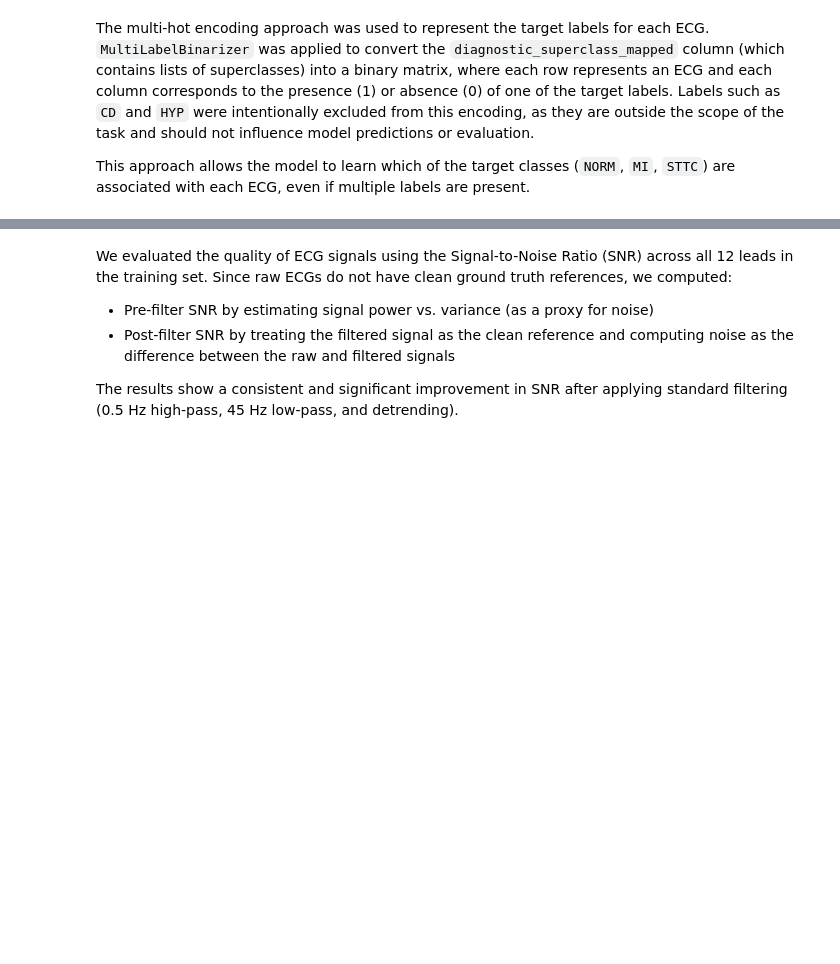
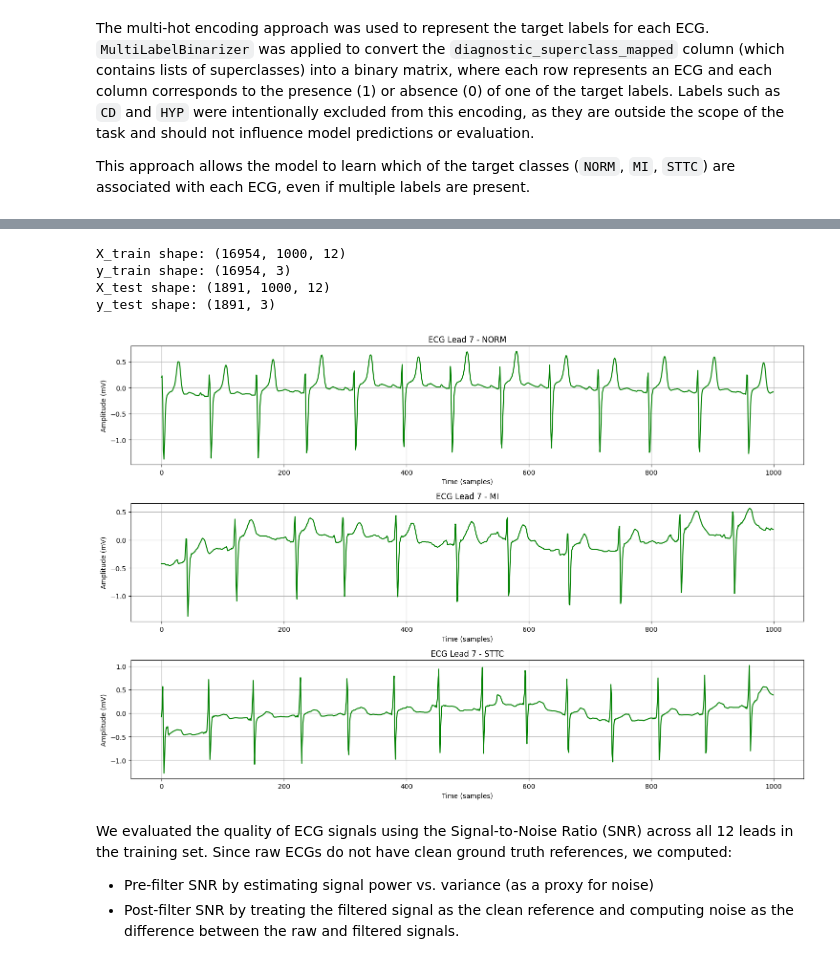
Before and after one commit to taniapazospuig/compbiomed-labs, a Jupyter notebook: 01_data_exploration.ipynb, the cells around one changed output, grey strips where cells are left out. Drawn from its saved outputs; the diff is of its cells as text; code cells hidden in the pictures; blank space fills up the shorter version.

Commit message:
preprocessing done

```diff
--- a/01_data_exploration.ipynb
+++ b/01_data_exploration.ipynb
@@ -221,11 +240,6 @@ variables_filtered[["scp_codes", "diagnostic_superclass_mapped"]].head(10)
 The multi-hot encoding approach was used to represent the target labels for each ECG. `MultiLabelBinarizer` was applied to convert the `diagnostic_superclass_mapped` column (which contains lists of superclasses) into a binary matrix, where each row represents an ECG and each column corresponds to the presence (1) or absence (0) of one of the target labels. Labels such as `CD` and `HYP` were intentionally excluded from this encoding, as they are outside the scope of the task and should not influence model predictions or evaluation.
 
 This approach allows the model to learn which of the target classes (`NORM`, `MI`, `STTC`) are associated with each ECG, even if multiple labels are present.
-# %%
-from sklearn.preprocessing import MultiLabelBinarizer
-
-mlb = MultiLabelBinarizer(classes=["NORM", "MI", "STTC"])
-y = mlb.fit_transform(variables_filtered["diagnostic_superclass_mapped"])
 # %% [markdown]
 To ensure proper evaluation and generalization of the classification models, we followed the official 10-fold stratified split provided by the PTB-XL dataset authors. This split keeps all records from the same patient within the same fold, avoiding data leakage.
 
@@ -239,5 +252,5 @@ The label vectors (`y_train`, `y_val`, `y_test`) were already multi-hot encoded
 # %%
-fs = 500
+fs = 100 # Use downsampled signals
 
 # Load ECG signal data
 def load_raw_data(df, fs, base_path):
@@ -252,27 +265,77 @@ def load_raw_data(df, fs, base_path):
         signals.append(signal)
     return np.array(signals)
 
-# Split variables_filtered by strat_fold
-train_df = variables_filtered[variables_filtered["strat_fold"] < 9]
-val_df   = variables_filtered[variables_filtered["strat_fold"] == 9]
-test_df  = variables_filtered[variables_filtered["strat_fold"] == 10]
+# Split data into train and test
+test_fold = 10
+train_df = variables_filtered[variables_filtered["strat_fold"] != test_fold]
+test_df  = variables_filtered[variables_filtered["strat_fold"] == test_fold]
 
-# Load raw signal data
+# Load ECG training data
 X_train = load_raw_data(train_df, fs, base_dir)
-X_val   = load_raw_data(val_df, fs, base_dir)
 X_test  = load_raw_data(test_df, fs, base_dir)
 
-# Get binarized labels using the same mlb
+# Initialize MultiLabelBinarizer
+mlb = MultiLabelBinarizer(classes=["NORM", "MI", "STTC"])
+
+# Fit the MultiLabelBinarizer on the entire dataset (variables_filtered)
+mlb.fit(variables_filtered["diagnostic_superclass_mapped"])
+
+# Now apply the fitted MultiLabelBinarizer to transform the labels for train and test data
 y_train = mlb.transform(train_df["diagnostic_superclass_mapped"])
-y_val   = mlb.transform(val_df["diagnostic_superclass_mapped"])
 y_test  = mlb.transform(test_df["diagnostic_superclass_mapped"])
+
+# Check shapes
+print("X_train shape:", X_train.shape)
+print("y_train shape:", y_train.shape)
+print("X_test shape:", X_test.shape)
+print("y_test shape:", y_test.shape)
+# %% [output]
+X_train shape: (16954, 1000, 12)
+y_train shape: (16954, 3)
+X_test shape: (1891, 1000, 12)
+y_test shape: (1891, 3)
+# %%
+import matplotlib.pyplot as plt
+
+# Function to plot a sample ECG from each class (NORM, MI, STTC)
+def plot_one_sample_per_class(X, y, labels):
+    plt.figure(figsize=(15, 10))
+
+    for i, label in enumerate(labels):
+        # Get the indices of the samples that match the label
+        indices = [idx for idx, label_list in enumerate(y) if label in label_list]
+
+        if len(indices) == 0:
+            print(f"No samples found for label: {label}")
+            continue  # Skip if no samples are found for this label
+
+        # Select one sample for the current label
+        sample_idx = indices[0]
+        ecg_signal = X[sample_idx]  # Get the ECG signal
+        lead = 7 # Lead 8
+
+        # Plot the signal for the current label
+        plt.subplot(len(labels), 1, i + 1)
+        plt.plot(ecg_signal[:, lead], color='green')
+        plt.title(f"ECG Lead {lead} - {label}")
+        plt.xlabel('Time (samples)')
+        plt.ylabel('Amplitude (mV)')
+        plt.grid(True)
+
+    plt.tight_layout()
+    plt.show()
+
+labels = ["NORM", "MI", "STTC"]
+label_column = train_df["diagnostic_superclass_mapped"]
+
+plot_one_sample_per_class(X_train, label_column, labels)
+# %% [output]
+[figure, added]
 # %% [markdown]
 We evaluated the quality of ECG signals using the Signal-to-Noise Ratio (SNR) across all 12 leads in the training set.
 Since raw ECGs do not have clean ground truth references, we computed:
 - Pre-filter SNR by estimating signal power vs. variance (as a proxy for noise)
-- Post-filter SNR by treating the filtered signal as the clean reference and computing noise as the difference between the raw and filtered signals
-
-The results show a consistent and significant improvement in SNR after applying standard filtering (0.5 Hz high-pass, 45 Hz low-pass, and detrending).
+- Post-filter SNR by treating the filtered signal as the clean reference and computing noise as the difference between the raw and filtered signals.
 # %%
 batch_size = 100
 num_leads = X_train.shape[2]
```
Also changed, not shown: parts of 21 cells of this notebook, 2 other files.
